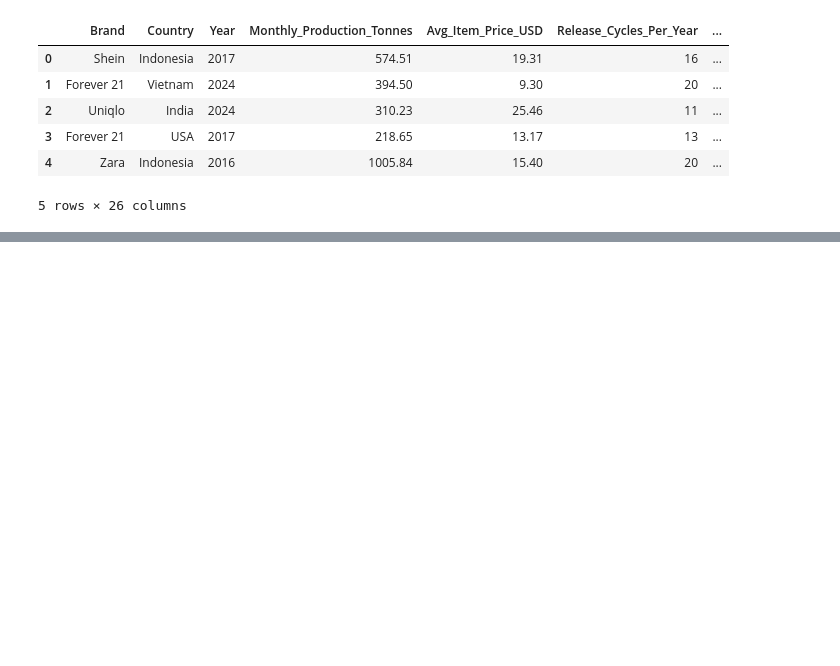
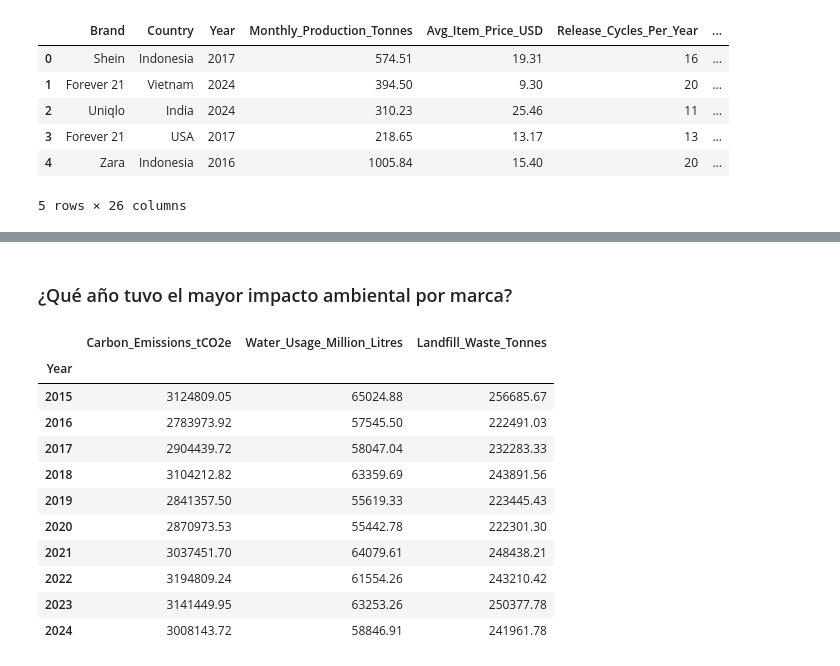
Before and after one commit to AlejandroSegura24/fast-fashion-analysis, a Jupyter notebook: notebooks/exploracion_fast_fashion.ipynb, the cells around one changed output, grey strips where cells are left out. Drawn from its saved outputs; the diff is of its cells as text; code cells hidden in the pictures; blank space fills up the shorter version.

```diff
--- a/notebooks/exploracion_fast_fashion.ipynb
+++ b/notebooks/exploracion_fast_fashion.ipynb
@@ -184,0 +215,18 @@ comparation_emission_co2_and_production
+# %% [markdown]
+### ¿Qué año tuvo el mayor impacto ambiental por marca?
+# %%
+year_impact_index_brand = data.groupby('Year')[['Carbon_Emissions_tCO2e','Water_Usage_Million_Litres','Landfill_Waste_Tonnes']].sum()
+year_impact_index_brand
+# %% [output]
+|  | Carbon_Emissions_tCO2e | Water_Usage_Million_Litres | Landfill_Waste_Tonnes |
+| Year |  |  |  |
+| 2015 | 3124809.05 | 65024.88 | 256685.67 |
+| 2016 | 2783973.92 | 57545.50 | 222491.03 |
+| 2017 | 2904439.72 | 58047.04 | 232283.33 |
+| 2018 | 3104212.82 | 63359.69 | 243891.56 |
+| 2019 | 2841357.50 | 55619.33 | 223445.43 |
+| 2020 | 2870973.53 | 55442.78 | 222301.30 |
+| 2021 | 3037451.70 | 64079.61 | 248438.21 |
+| 2022 | 3194809.24 | 61554.26 | 243210.42 |
+| 2023 | 3141449.95 | 63253.26 | 250377.78 |
+| 2024 | 3008143.72 | 58846.91 | 241961.78 |
```
Also changed, not shown: parts of 7 cells of this notebook, 1 other file.
